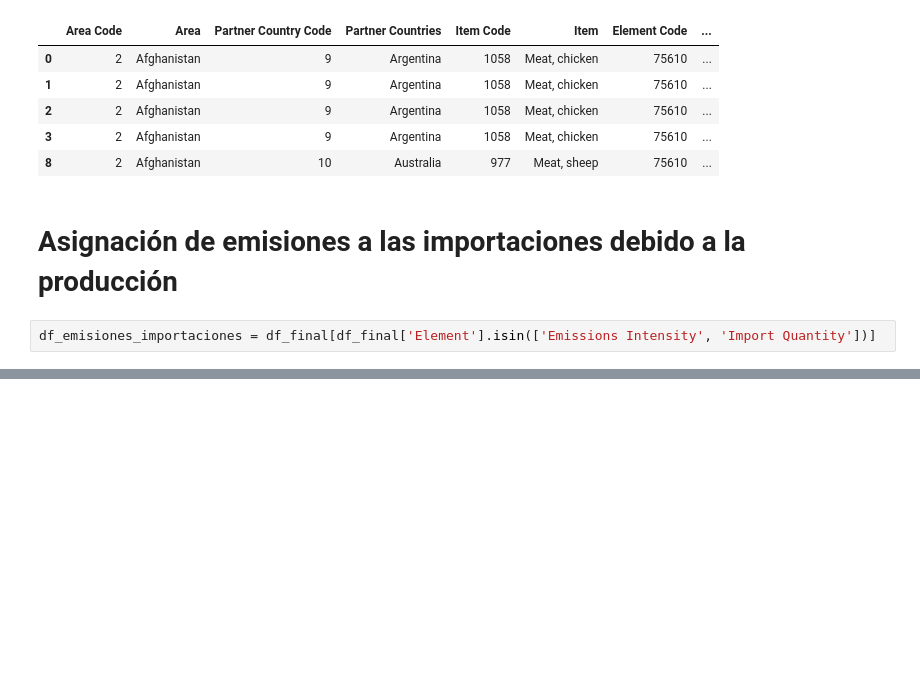
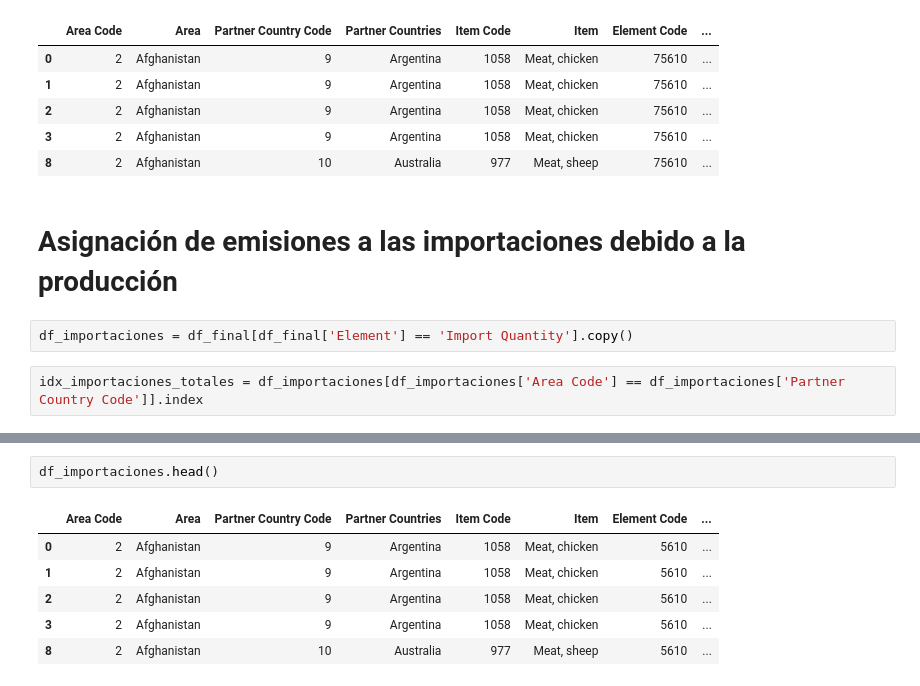
Before and after one commit to Rodrixx05/fao-project, a Jupyter notebook: notebook_fao_analysis.ipynb, the cells around one changed output, grey strips where cells are left out. Drawn from its saved outputs; the diff is of its cells as text; blank space fills up the shorter version.

```diff
--- a/notebook_fao_analysis.ipynb
+++ b/notebook_fao_analysis.ipynb
@@ -2027,4 +2027,6 @@ df_final_co2_transporte.head()
 # %% [markdown]
 # Asignación de emisiones a las importaciones debido a la producción
 # %%
-df_emisiones_importaciones = df_final[df_final['Element'].isin(['Emissions Intensity', 'Import Quantity'])]
+df_importaciones = df_final[df_final['Element'] == 'Import Quantity'].copy()
+# %%
+idx_importaciones_totales = df_importaciones[df_importaciones['Area Code'] == df_importaciones['Partner Country Code']].index
@@ -2030,0 +2046,9 @@ df_emisiones_importaciones = df_final[df_final['Element'].isin(['Emissions Inten
+# %%
+df_importaciones.head()
+# %% [output]
+|  | Area Code | Area | Partner Country Code | Partner Countries | Item Code | Item | Element Code | ... |
+| 0 | 2 | Afghanistan | 9 | Argentina | 1058 | Meat, chicken | 5610 | ... |
+| 1 | 2 | Afghanistan | 9 | Argentina | 1058 | Meat, chicken | 5610 | ... |
+| 2 | 2 | Afghanistan | 9 | Argentina | 1058 | Meat, chicken | 5610 | ... |
+| 3 | 2 | Afghanistan | 9 | Argentina | 1058 | Meat, chicken | 5610 | ... |
+| 8 | 2 | Afghanistan | 10 | Australia | 977 | Meat, sheep | 5610 | ... |
```
Also changed, not shown: parts of 12 cells of this notebook.
